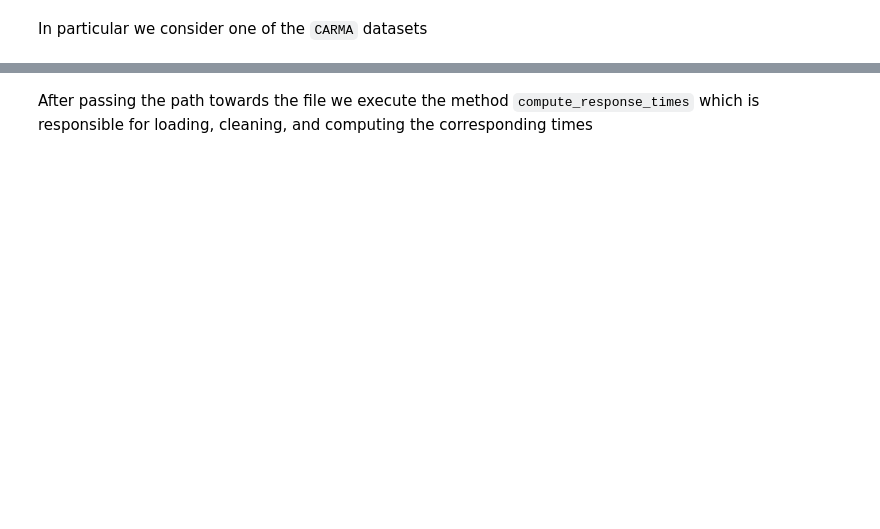
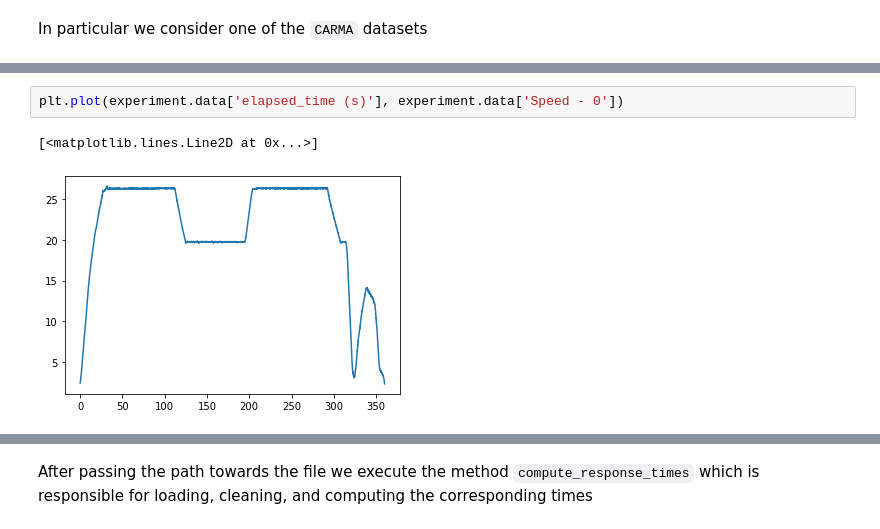
Before and after one commit to licit-lab/vrt_analysis, a Jupyter notebook: PoCEDA.ipynb, the cells around one changed output, grey strips where cells are left out. Saved outputs shown, nothing was run; the diff lists cells and outputs as text; blank space fills up the shorter version.

```diff
--- a/PoCEDA.ipynb
+++ b/PoCEDA.ipynb
@@ -12,0 +40,5 @@ experiment = DataHandler(csvpath)
+# %%
+plt.plot(experiment.data['elapsed_time (s)'], experiment.data['Speed - 0'])
+# %% [output]
+[<matplotlib.lines.Line2D at 0x...>]
+[figure, added]
```
Also changed, not shown: parts of 28 cells of this notebook, 4 other files.
